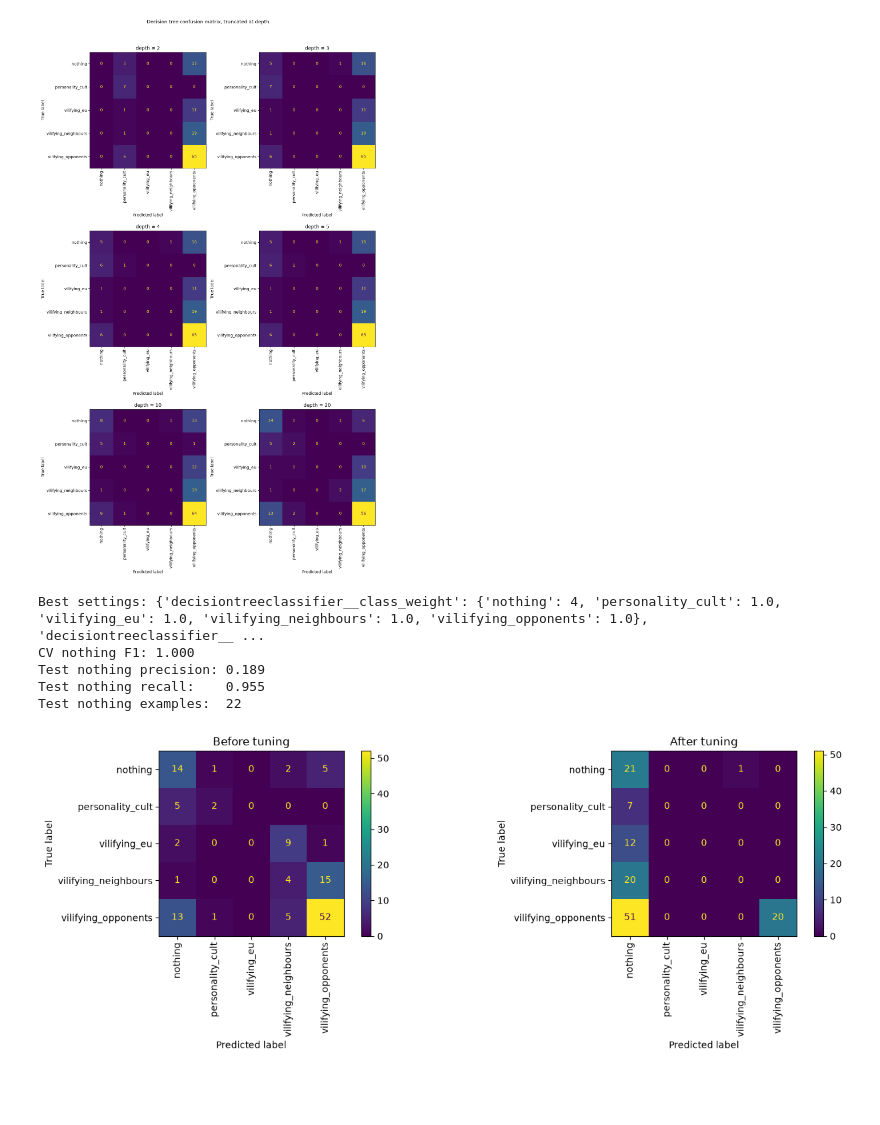
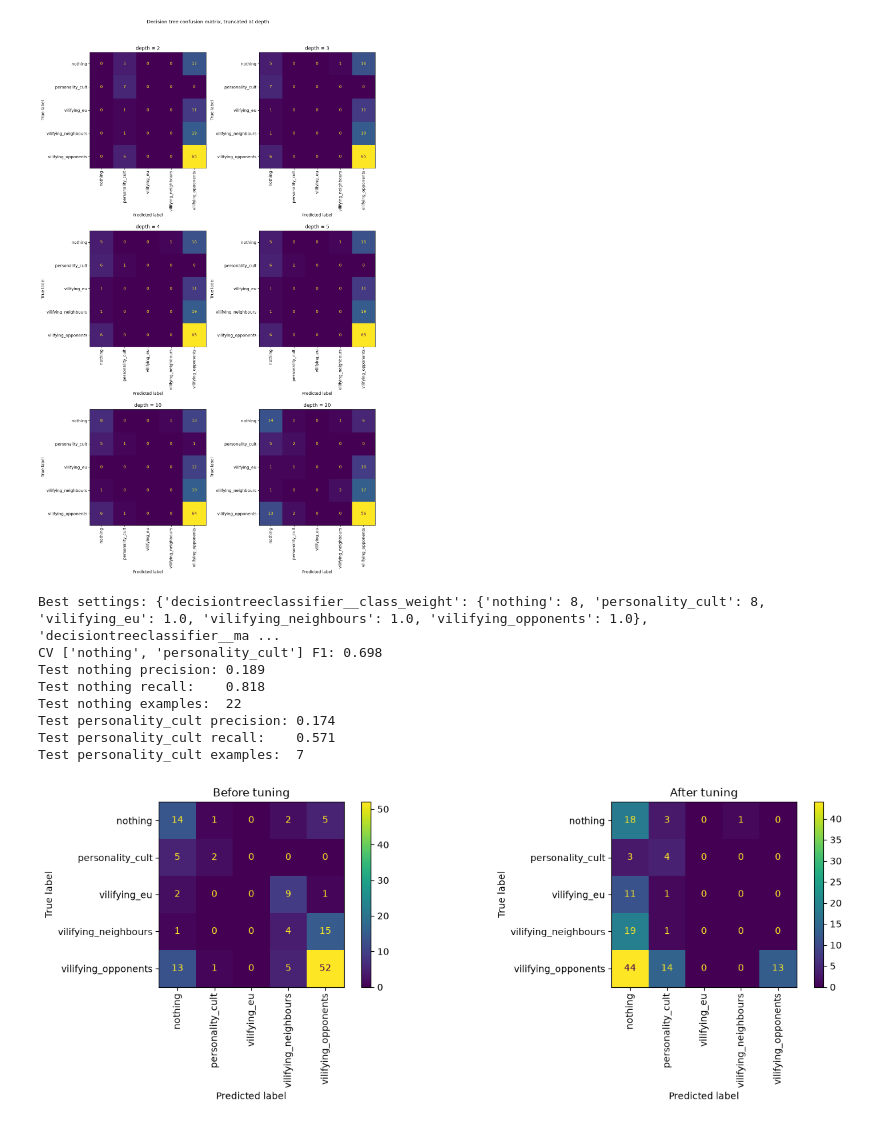
Before and after one commit to jtakalai/propaganda-radar, a Jupyter notebook: regression/decision-tree-classifier.ipynb, the cells around one changed output. Drawn from its saved outputs; the diff is of its cells as text; code cells hidden in the pictures; blank space fills up the shorter version.

```diff
--- a/regression/decision-tree-classifier.ipynb
+++ b/regression/decision-tree-classifier.ipynb
@@ -1,6 +1,5 @@
 # %%
 from sklearn.tree import DecisionTreeClassifier
-from sklearn.feature_extraction.text import TfidfVectorizer
 from sklearn.pipeline import make_pipeline
 
 from pathlib import Path
@@ -14,7 +13,8 @@ sys.path.insert(0, str(Path.cwd()))
 
 from data import load_data, load_stopwords, make_groups
 from evaluation import baseline_predictions, evaluate, split_data
-from model import build_model, top_features
+from model import build_vectorizer
+from sklearn.metrics import accuracy_score
 
 data = load_data("../data/processed/headlines.csv")
 data["group"] = make_groups(data)
@@ -30,19 +30,22 @@ print(pd.DataFrame(evaluate(test["label"], baseline, labels)["report"]).T[["prec
 data["label"].value_counts()
 
 classifier = make_pipeline(
-	TfidfVectorizer(stop_words=load_stopwords()),
-	DecisionTreeClassifier(random_state=42),
+    build_vectorizer(load_stopwords()),
+    DecisionTreeClassifier(random_state=42),
 )
 classifier.fit(train["headline"], train["label"])
 predictions = classifier.predict(test["headline"])
 
 print(
-	pd.DataFrame(evaluate(test["label"], predictions, labels)["report"])
-	.T[["precision", "recall", "f1-score"]]
-	.round(3)
+    pd.DataFrame(evaluate(test["label"], predictions, labels)["report"])
+    .T[["precision", "recall", "f1-score"]]
+    .round(3)
 )
+print(f"Decision tree test accuracy: {accuracy_score(test['label'], predictions):.3f}")
+print(f"Majority baseline test accuracy: {accuracy_score(test['label'], baseline):.3f}")
+
 ConfusionMatrixDisplay.from_predictions(
-	test["label"], predictions, labels=labels, xticks_rotation="vertical"
+    test["label"], predictions, labels=labels, xticks_rotation="vertical"
 )
 plt.tight_layout()
 plt.show()
@@ -186,10 +187,10 @@ from sklearn.base import clone
 from sklearn.metrics import f1_score, make_scorer, precision_score, recall_score
 from sklearn.model_selection import GridSearchCV, GroupKFold
 
-target = "nothing"
+targets = ["nothing", "personality_cult"]
 
 target_class_weights = [
-    {label: (weight if label == target else 1.0) for label in labels}
+    {label: (weight if label in targets else 1.0) for label in labels}
     for weight in [1, 2, 4, 8]
 ]
 
@@ -206,47 +207,52 @@ search = GridSearchCV(
     },
     scoring=make_scorer(
         recall_score,
-        labels=[target],
+        labels=targets,
         average="micro",
         zero_division=0,
     ),
     cv=GroupKFold(n_splits=3),
     refit=True,
     n_jobs=-1,
 )
 
 search.fit(train["headline"], train["label"], groups=train["group"])
 
 tuned_model = search.best_estimator_
 tuned_predictions = tuned_model.predict(test["headline"])
 
-y_true = test["label"].eq(target)
-y_pred = pd.Series(tuned_predictions, index=test.index).eq(target)
+print("Best settings:", search.best_params_)
+print(f"CV {targets} F1: {search.best_score_:.3f}")
 
-print("Best settings:", search.best_params_)
-print(f"CV {target} F1: {search.best_score_:.3f}")
-print(f"Test {target} precision: {precision_score(y_true, y_pred, zero_division=0):.3f}")
-print(f"Test {target} recall:    {recall_score(y_true, y_pred, zero_division=0):.3f}")
-print(f"Test {target} examples:  {y_true.sum()}")
+for target in targets:
+    y_true = test["label"].eq(target)
+    y_pred = pd.Series(tuned_predictions, index=test.index).eq(target)
+
+    print(f"Test {target} precision: {precision_score(y_true, y_pred, zero_division=0):.3f}")
+    print(f"Test {target} recall:    {recall_score(y_true, y_pred, zero_division=0):.3f}")
+    print(f"Test {target} examples:  {y_true.sum()}")
 
 fig, axes = plt.subplots(1, 2, figsize=(14, 5))
 
 ConfusionMatrixDisplay.from_predictions(
     test["label"], predictions, labels=labels, xticks_rotation="vertical", ax=axes[0]
 )
 axes[0].set_title("Before tuning")
 
 ConfusionMatrixDisplay.from_predictions(
     test["label"], tuned_predictions, labels=labels, xticks_rotation="vertical", ax=axes[1]
 )
 axes[1].set_title("After tuning")
 
 plt.tight_layout()
 plt.show()
 # %% [output]
-Best settings: {'decisiontreeclassifier__class_weight': {'nothing': 4, 'personality_cult': 1.0, 'vilifying_eu': 1.0, 'vilifying_neighbours': 1.0, 'vilifying_opponents': 1.0}, 'decisiontreeclassifier__ ...
-CV nothing F1: 1.000
+Best settings: {'decisiontreeclassifier__class_weight': {'nothing': 8, 'personality_cult': 8, 'vilifying_eu': 1.0, 'vilifying_neighbours': 1.0, 'vilifying_opponents': 1.0}, 'decisiontreeclassifier__ma ...
+CV ['nothing', 'personality_cult'] F1: 0.698
 Test nothing precision: 0.189
-Test nothing recall:    0.955
+Test nothing recall:    0.818
 Test nothing examples:  22
+Test personality_cult precision: 0.174
+Test personality_cult recall:    0.571
+Test personality_cult examples:  7
-[figure, old version]
+[figure, new version]
```
Also changed, not shown: parts of 3 cells of this notebook, 9 other files.
